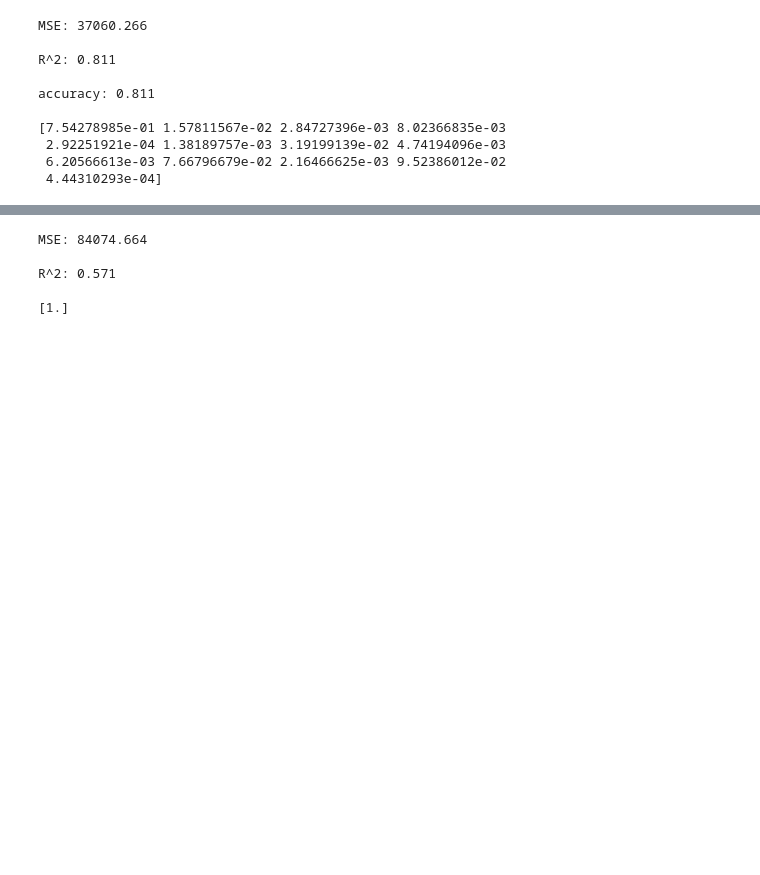
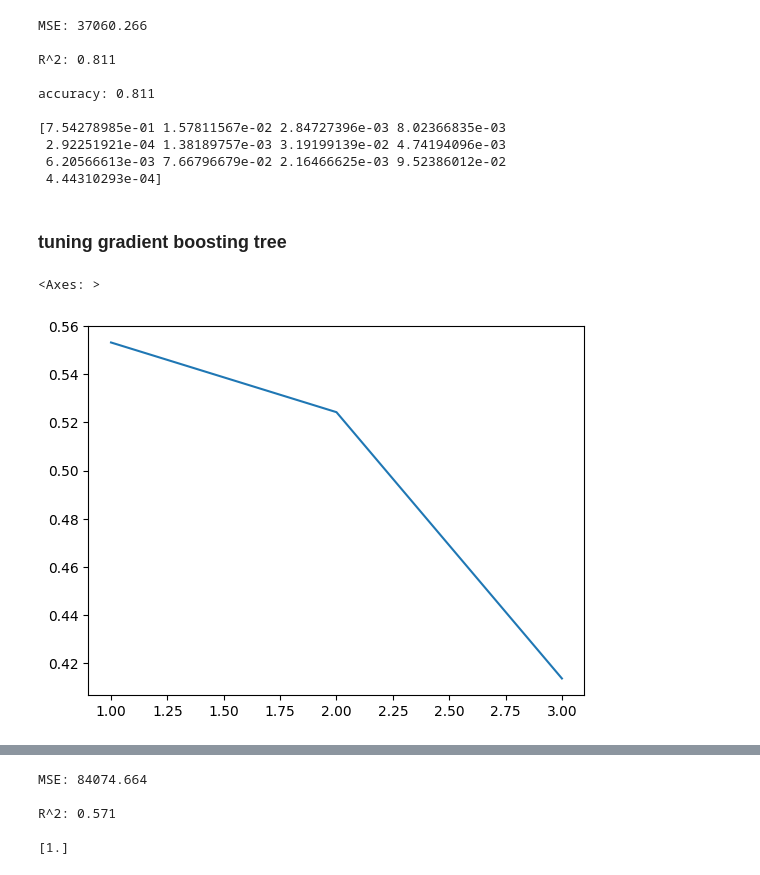
Before and after one commit to amanda8412383/data_science_bootcamp, a Jupyter notebook: tree_and_random_forest/tree_methods_price_optimization.ipynb, the cells around one changed output, grey strips where cells are left out. Cells and saved outputs as stored; diff of their text form; code cells hidden in the pictures; blank space fills up the shorter version.

Commit message:
tuning nestimator and max depth for gbt

```diff
--- a/tree_and_random_forest/tree_methods_price_optimization.ipynb
+++ b/tree_and_random_forest/tree_methods_price_optimization.ipynb
@@ -161,3 +161,21 @@ accuracy: 0.811
  2.92251921e-04 1.38189757e-03 3.19199139e-02 4.74194096e-03
  6.20566613e-03 7.66796679e-02 2.16466625e-03 9.52386012e-02
  4.44310293e-04]
+# %% [markdown]
+
+### tuning gradient boosting tree
+# %%
+
+X_train, X_test, y_train, y_test = train_test_split(dummy_df, df[['units']], test_size=0.2, random_state=42)
+# %%
+accuracy = []
+test_num = 3
+for i in range(test_num):
+    gb = GradientBoostingRegressor(max_depth=i + 1).fit(X_train, y_train)
+    y_pred = gb.predict(X_test)
+    accuracy.append(gb.score(X_test, y_test))
+
+sns.lineplot(x=range(1, test_num + 1), y=accuracy)
+# %% [output]
+<Axes: >
+[figure, added]
```
Also changed, not shown: parts of 5 cells of this notebook.
